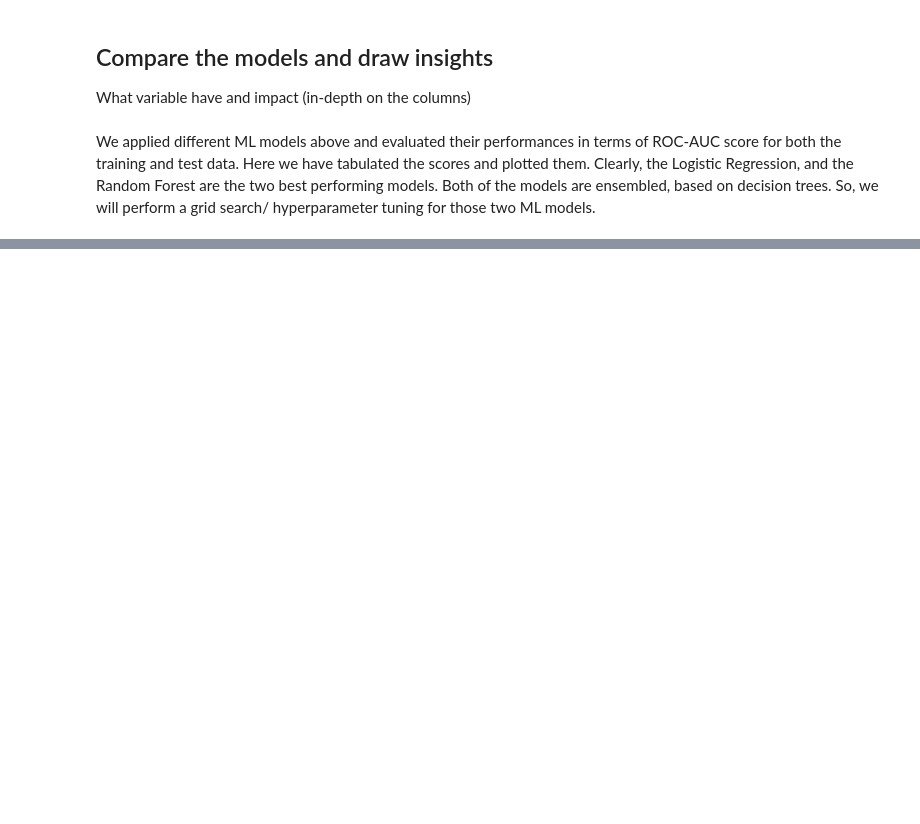
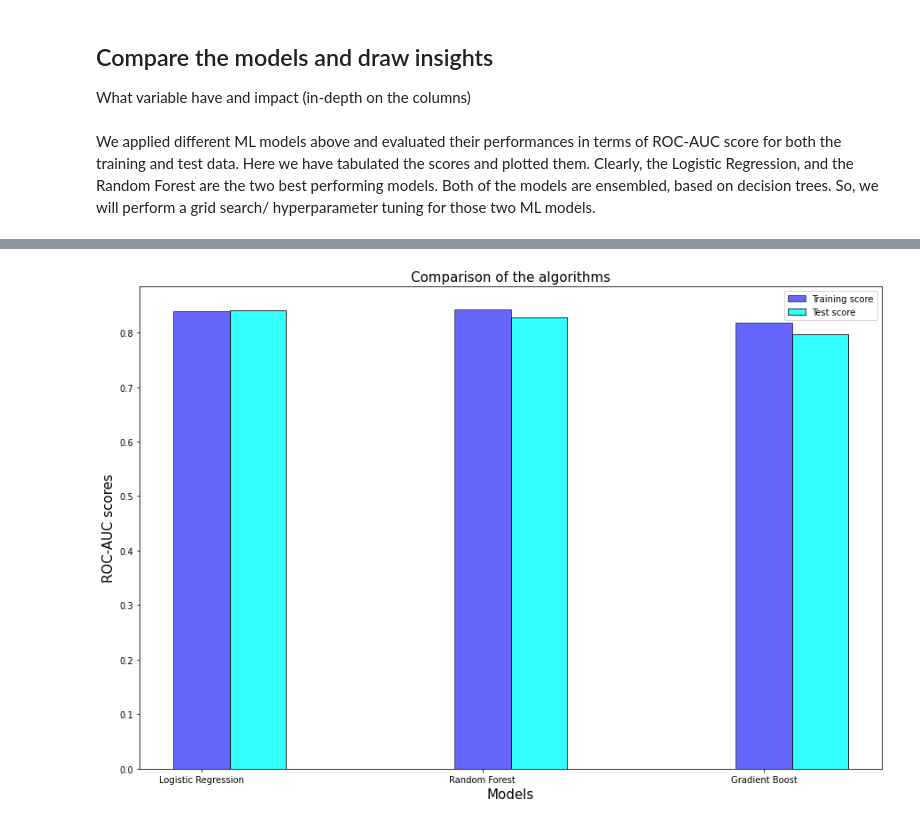
Before and after one commit to FayD21/Capstone-2-Stroke-Prediction, a Jupyter notebook: Notebooks/Stroke_preprocessing_and_training-fixed.ipynb, the cells around one changed output, grey strips where cells are left out. Saved outputs shown, nothing was run; the diff lists cells and outputs as text; code cells hidden in the pictures; blank space fills up the shorter version.

Commit message:
Model Comparision IP

```diff
--- a/Notebooks/Stroke_preprocessing_and_training-fixed.ipynb
+++ b/Notebooks/Stroke_preprocessing_and_training-fixed.ipynb
@@ -359,0 +410,11 @@ plot_partial_dependence(best_gbc, X_test, features=['age', 'avg_glucose_level',
+# %%
+#Gradient Boosting - Cross Validation Score
+cv_scores_test= cross_val_score(best_gbc, X_test, y_test.values.ravel(), cv=5, scoring='roc_auc')
+cv_scores_train= cross_val_score(best_gbc, X_train, y_train.values.ravel(), cv=5, scoring='roc_auc')
+print(cv_scores_test)
+cv_scores_gbc_test= cv_scores_test.mean()
+cv_scores_gbc_train= cv_scores_train.mean()
+cv_scores_std_test_gbc= cv_scores_test.std()
+print ('Mean cross validation test score: ' +str(cv_scores_gbc_test))
+print ('Mean cross validation train score: ' +str(cv_scores_gbc_train))
+print ('Standard deviation in cv test scores: ' +str(cv_scores_std_test_gbc))
@@ -364,3 +430,17 @@ What variable have and impact (in-depth on the columns)
 We applied different ML models above and evaluated their performances in terms of ROC-AUC score for both the training and test data. Here we have tabulated the scores and plotted them.
 Clearly, the Logistic Regression, and the Random Forest are the two best performing models. Both of the models are ensembled, based on decision trees.
 So, we will perform a grid search/ hyperparameter tuning for those two ML models.
+# %%
+myLabels = ['Logistic Regression', 'Random Forest', 'Gradient Boost']
+score_test= [cv_scores_lr_test, cv_scores_rfc_test, cv_scores_gbc_test]
+score_train= [ cv_scores_lr_train, cv_scores_rfc_train, cv_scores_gbc_train]
+Accuracy_score = [Accuracy_lr, Accuracy_rfc, Accuracy_gbc]
+
+score_tab_acc = pd.DataFrame(list(zip(myLabels, Accuracy_score)),
+               columns =['Algorithm', 'Model accuracy score'])
+
+score_tab = pd.DataFrame(list(zip(myLabels, score_train, score_test)),
+               columns =['Algorithm', 'ROC-AUC train score', 'ROC-AUC test score' ])
+print(score_tab_acc)
+
+score_tab
@@ -366,0 +456,18 @@ So, we will perform a grid search/ hyperparameter tuning for those two ML models
+# %%
+#plotting and comparing ROC-AUC train/test scores:
+
+index=[1,2,3]
+index_acc=[1.2,2.2,3.2]
+plt.figure(figsize=(15,10))
+plt.xlabel('Models',fontsize=15)
+plt.ylabel ('ROC-AUC scores',fontsize=15)
+plt.title('Comparison of the algorithms',fontsize=15)
+
+_ = plt.bar(index,score_train,color='b',alpha=0.6,label='Training score',edgecolor='k',width=0.2)
+_ = plt.bar(index_acc,score_test,color='cyan',alpha=0.8,label='Test score',edgecolor='k',width=0.2)
+plt.xticks([1,2,3], myLabels)
+plt.legend()
+plt.savefig("27.png")
+plt.show()
+# %% [output]
+[figure, added]
```
Also changed, not shown: parts of 8 cells of this notebook.
